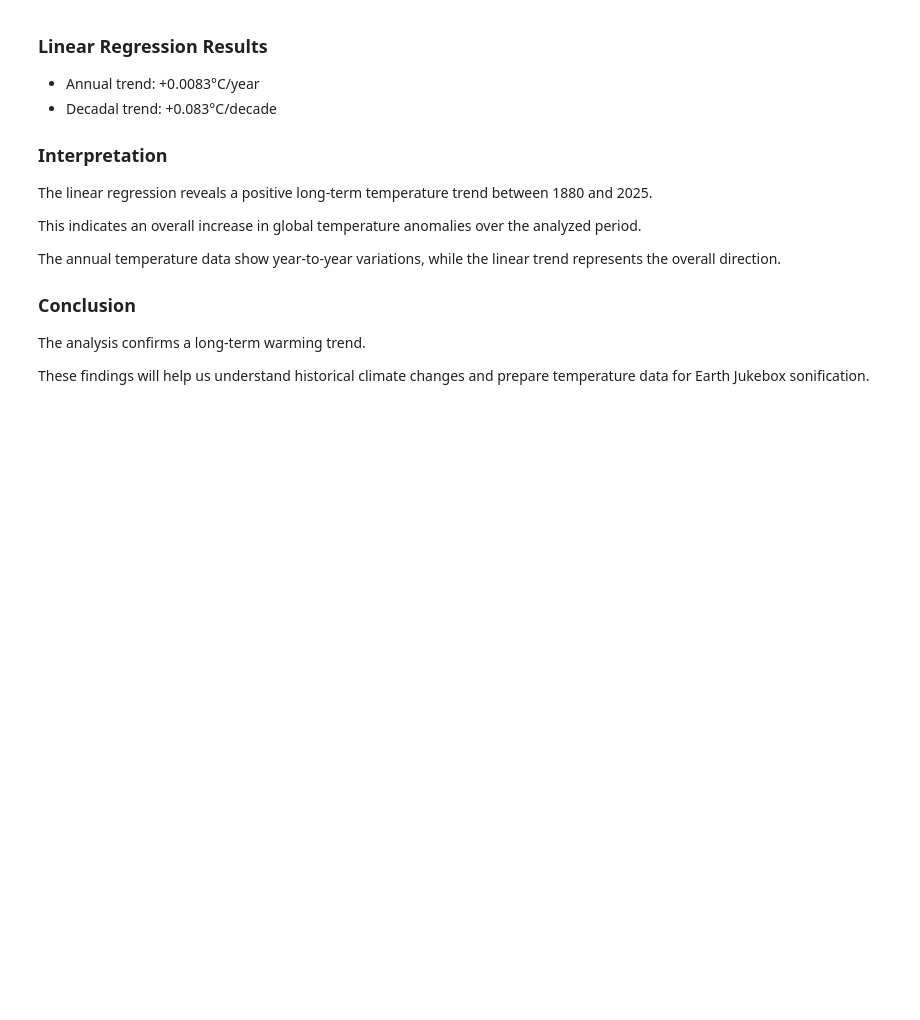
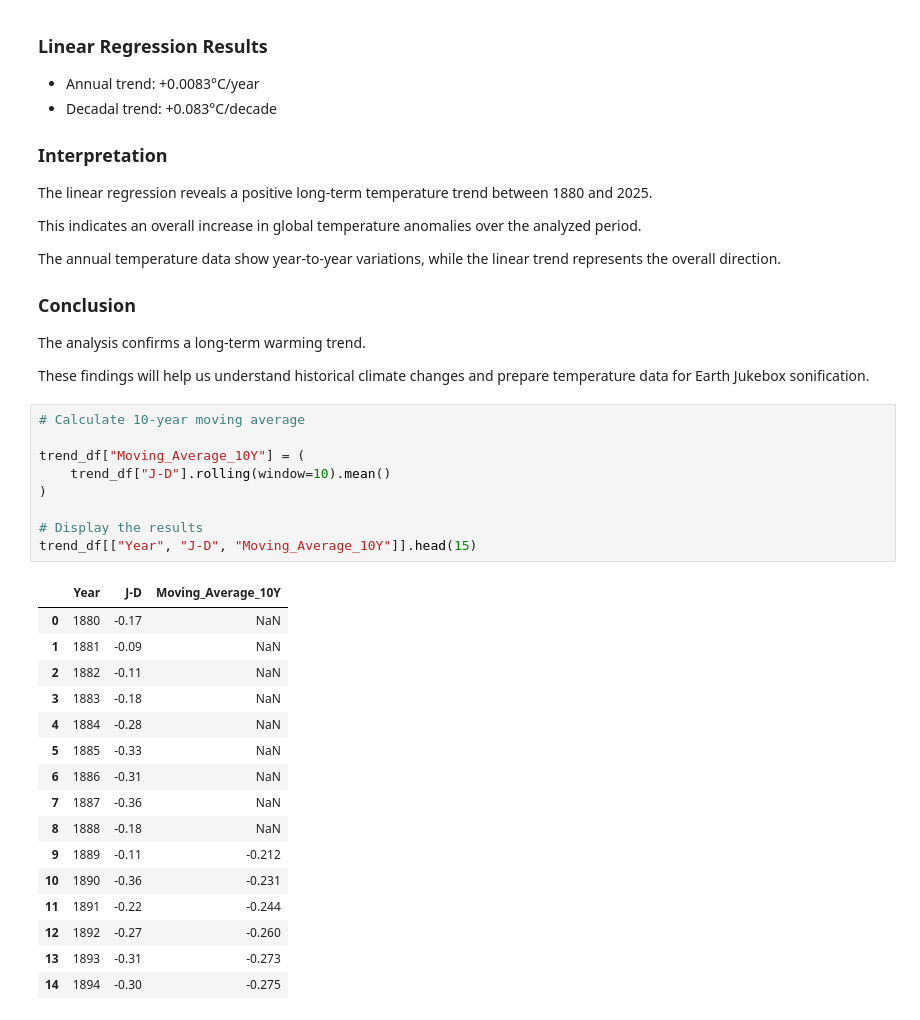
Before and after one commit to HibaHAJAJI/Earth-Jukebox, a Jupyter notebook: notebooks/01_data_inspection.ipynb, the cells around one changed output. Cells and saved outputs as stored; diff of their text form; blank space fills up the shorter version.

```diff
--- a/notebooks/01_data_inspection.ipynb
+++ b/notebooks/01_data_inspection.ipynb
@@ -1371,3 +1371,29 @@ The analysis confirms a long-term warming trend.
 These findings will help us understand historical
 climate changes and prepare temperature data
 for Earth Jukebox sonification.
+# %%
+# Calculate 10-year moving average
+
+trend_df["Moving_Average_10Y"] = (
+    trend_df["J-D"].rolling(window=10).mean()
+)
+
+# Display the results
+trend_df[["Year", "J-D", "Moving_Average_10Y"]].head(15)
+# %% [output]
+|  | Year | J-D | Moving_Average_10Y |
+| 0 | 1880 | -0.17 | NaN |
+| 1 | 1881 | -0.09 | NaN |
+| 2 | 1882 | -0.11 | NaN |
+| 3 | 1883 | -0.18 | NaN |
+| 4 | 1884 | -0.28 | NaN |
+| 5 | 1885 | -0.33 | NaN |
+| 6 | 1886 | -0.31 | NaN |
+| 7 | 1887 | -0.36 | NaN |
+| 8 | 1888 | -0.18 | NaN |
+| 9 | 1889 | -0.11 | -0.212 |
+| 10 | 1890 | -0.36 | -0.231 |
+| 11 | 1891 | -0.22 | -0.244 |
+| 12 | 1892 | -0.27 | -0.260 |
+| 13 | 1893 | -0.31 | -0.273 |
+| 14 | 1894 | -0.30 | -0.275 |
```
Also changed, not shown: parts of 14 cells of this notebook, 3 other files.
